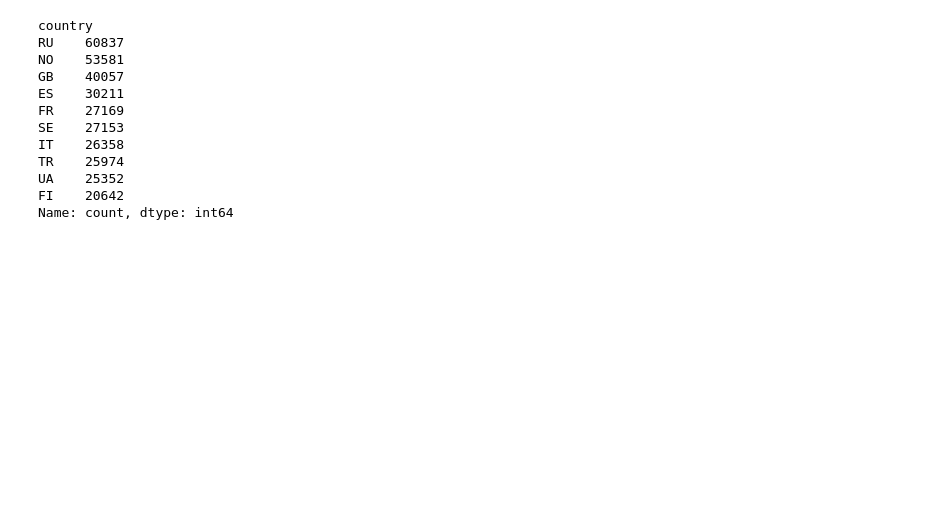
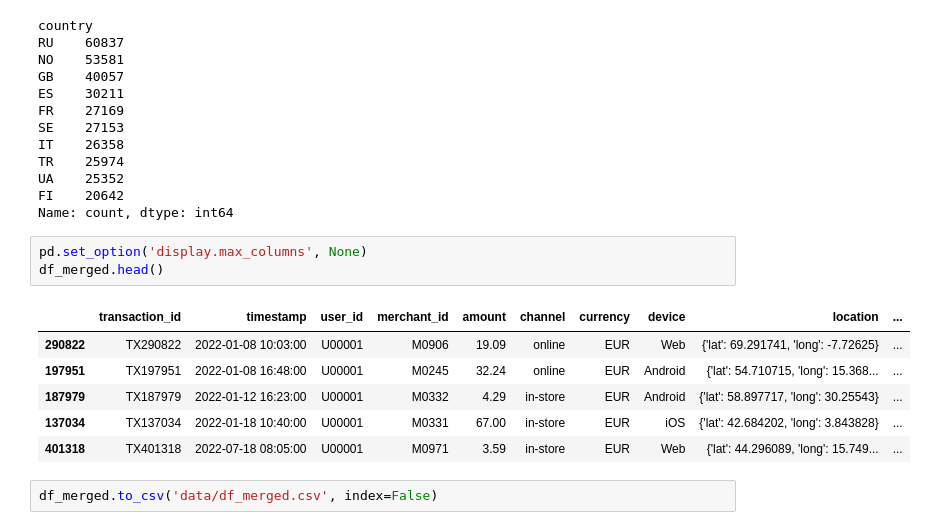
Before and after one commit to Mar99ia/2025_data_biz_hackathon, a Jupyter notebook: notebooks/data_preparation_and_fe.ipynb, the cells around one changed output. Cells and saved outputs as stored; diff of their text form; blank space fills up the shorter version.

```diff
--- a/notebooks/data_preparation_and_fe.ipynb
+++ b/notebooks/data_preparation_and_fe.ipynb
@@ -268,3 +270,15 @@ TR    25974
 UA    25352
 FI    20642
 Name: count, dtype: int64
+# %%
+pd.set_option('display.max_columns', None)
+df_merged.head()
+# %% [output]
+|  | transaction_id | timestamp | user_id | merchant_id | amount | channel | currency | device | location | ... |
+| 290822 | TX290822 | 2022-01-08 10:03:00 | U00001 | M0906 | 19.09 | online | EUR | Web | {'lat': 69.291741, 'long': -7.72625} | ... |
+| 197951 | TX197951 | 2022-01-08 16:48:00 | U00001 | M0245 | 32.24 | online | EUR | Android | {'lat': 54.710715, 'long': 15.368... | ... |
+| 187979 | TX187979 | 2022-01-12 16:23:00 | U00001 | M0332 | 4.29 | in-store | EUR | Android | {'lat': 58.897717, 'long': 30.25543} | ... |
+| 137034 | TX137034 | 2022-01-18 10:40:00 | U00001 | M0331 | 67.00 | in-store | EUR | iOS | {'lat': 42.684202, 'long': 3.843828} | ... |
+| 401318 | TX401318 | 2022-07-18 08:05:00 | U00001 | M0971 | 3.59 | in-store | EUR | Web | {'lat': 44.296089, 'long': 15.749... | ... |
+# %%
+df_merged.to_csv('data/df_merged.csv', index=False)
```
Also changed, not shown: parts of 3 cells of this notebook, 4 other files.
